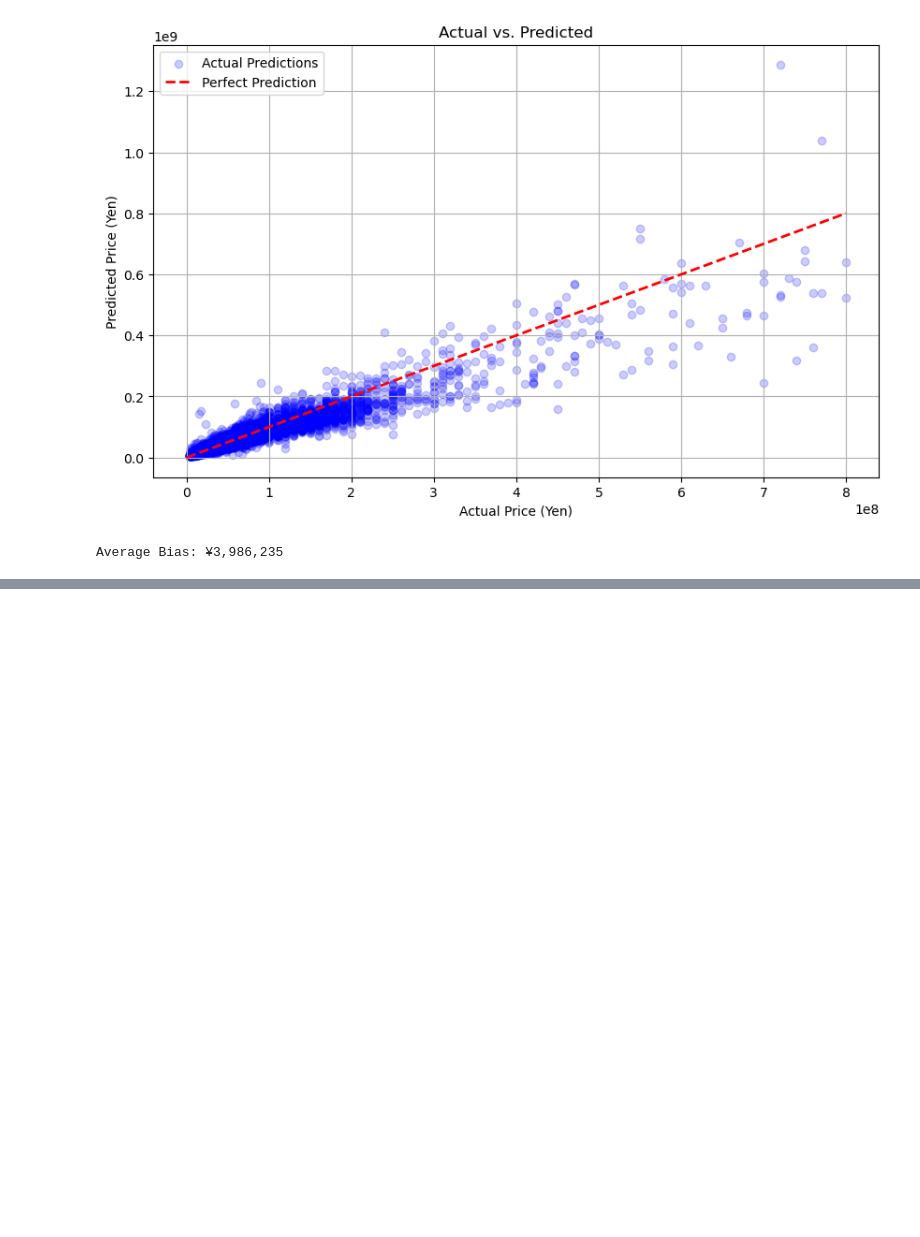
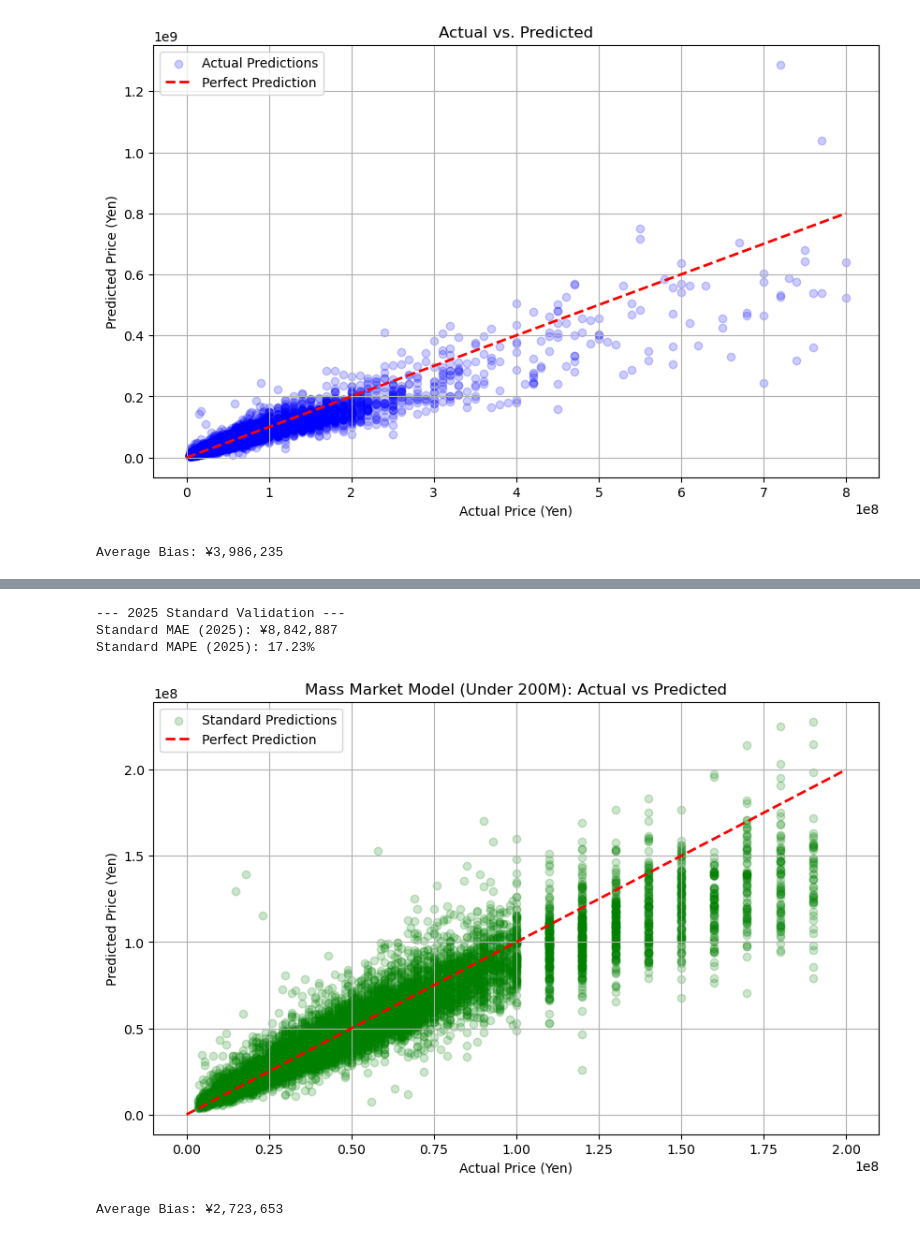
Before and after one commit to pablosumi/tokyo-real-estate-smart-advisor, a Jupyter notebook: notebooks/modeling_xgb.ipynb, the cells around one changed output, grey strips where cells are left out. Cells and saved outputs as stored; diff of their text form; code cells hidden in the pictures; blank space fills up the shorter version.

Commit message:
added mass market model (excludes luxury properties

```diff
--- a/notebooks/modeling_xgb.ipynb
+++ b/notebooks/modeling_xgb.ipynb
@@ -213,0 +216,10 @@ Average Bias: ¥3,986,235
+# %%
+# 1. Reload and Filter Data
+df_standard = pd.read_parquet('../data/tokyo-preprocessed.parquet')
+
+# --- FILTER ---
+# Exclude luxury properties over 200 Million Yen
+df_standard = df_standard[df_standard['TradePriceYen'] < 200000000].copy()
+
+# Reset Index is MANDATORY for TimeSeriesSplit after filtering
+df_standard = df_standard.sort_values(['TransactionYear', 'TransactionQuarter']).reset_index(drop=True)
@@ -213,0 +299,64 @@ Average Bias: ¥3,986,235
+# %%
+# 5. Final Check: 2025 Validation & Plots
+print("\n--- 2025 Standard Validation ---")
+
+# Manual Split
+split_date = '2025-04-01'
+mask_train = df_standard['TransactionQuarterEndDate'] < split_date
+mask_test  = df_standard['TransactionQuarterEndDate'] >= split_date
+
+X_train_25 = X_std[mask_train]
+y_train_25 = y_std[mask_train]
+X_test_25  = X_std[mask_test]
+y_test_25  = y_std[mask_test]
+
+# Fit Final Encoder/Model
+std_encoder = ce.TargetEncoder(cols=cat_cols, smoothing=10)
+std_model = xgb.XGBRegressor(
+    n_estimators=1000, learning_rate=0.05, max_depth=6,
+    subsample=0.8, colsample_bytree=0.8, n_jobs=-1,
+    random_state=42, early_stopping_rounds=50
+)
+
+X_train_enc = std_encoder.fit_transform(X_train_25, y_train_25)
+X_test_enc = std_encoder.transform(X_test_25)
+
+std_model.fit(
+    X_train_enc, y_train_25,
+    eval_set=[(X_test_enc, y_test_25)],
+    verbose=False
+)
+
+# Predict
+preds_yen = np.exp(std_model.predict(X_test_enc))
+actual_yen = np.exp(y_test_25)
+
+# Calculate Metrics
+mae_25 = mean_absolute_error(actual_yen, preds_yen)
+mape_25 = np.mean(np.abs((actual_yen - preds_yen) / actual_yen)) * 100
+residuals = actual_yen - preds_yen
+
+print(f"Standard MAE (2025): ¥{mae_25:,.0f}")
+print(f"Standard MAPE (2025): {mape_25:.2f}%")
+# %% [output]
+--- 2025 Standard Validation ---
+Standard MAE (2025): ¥8,842,887
+Standard MAPE (2025): 17.23%
+# %%
+# note that MLIT starts rounding prices into buckets when the traction price is > 100M yen
+
+# Plot
+plt.figure(figsize=(10, 6))
+plt.scatter(actual_yen, preds_yen, alpha=0.2, color='green', label='Standard Predictions')
+plt.plot([0, 200000000], [0, 200000000], 'r--', lw=2, label='Perfect Prediction')
+plt.xlabel('Actual Price (Yen)')
+plt.ylabel('Predicted Price (Yen)')
+plt.title('Mass Market Model (Under 200M): Actual vs Predicted')
+plt.legend()
+plt.grid(True)
+plt.show()
+
+print(f"Average Bias: ¥{np.mean(residuals):,.0f}")
+# %% [output]
+[figure, added]
+Average Bias: ¥2,723,653
```
Also changed, not shown: parts of 5 cells of this notebook.
